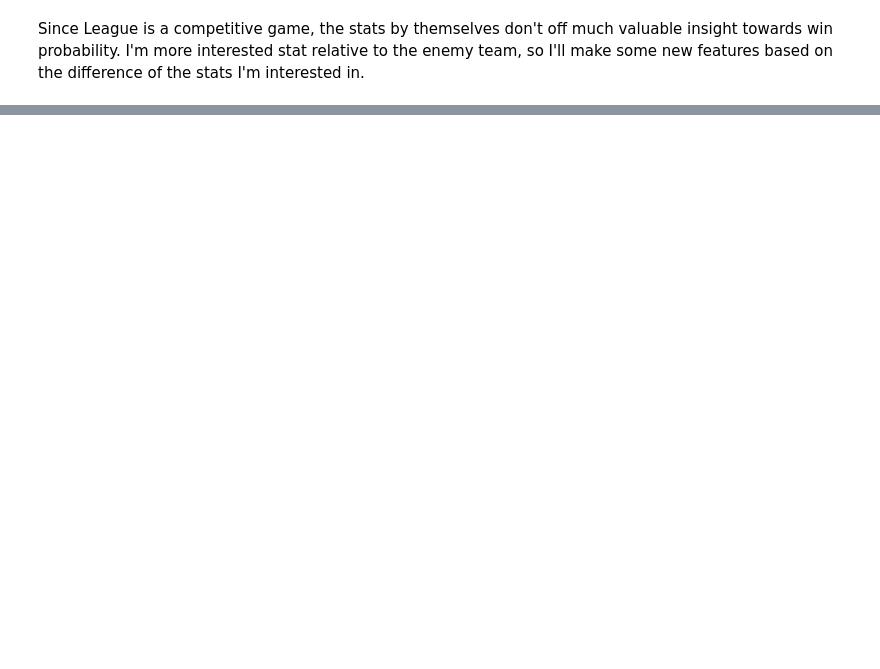
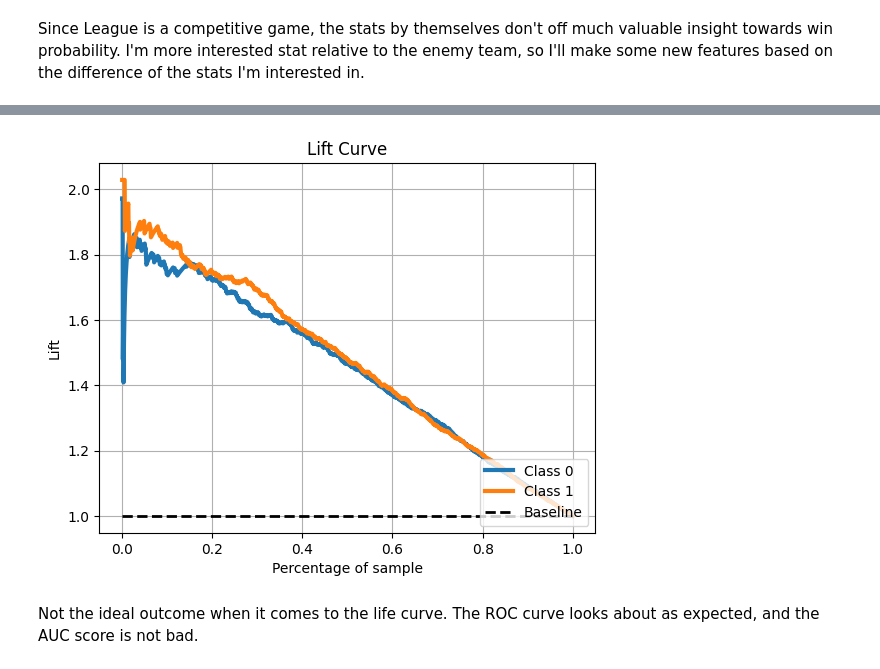
Before and after one commit to si-rui126/lol-win-rate, a Jupyter notebook: league-of-legends-10-min-prediction-model.ipynb, the cells around one changed output, grey strips where cells are left out. Saved outputs shown, nothing was run; the diff lists cells and outputs as text; code cells hidden in the pictures; blank space fills up the shorter version.

```diff
--- a/league-of-legends-10-min-prediction-model.ipynb
+++ b/league-of-legends-10-min-prediction-model.ipynb
@@ -161,0 +250,7 @@ I'll test it out on an actual game. I took the data from WBG vs. T1 game 1 at Wo
+# %%
+skplt.metrics.plot_lift_curve(y_test, rf.predict_proba(X_test))
+plt.show()
+# %% [output]
+[figure, added]
+# %% [markdown]
+Not the ideal outcome when it comes to the life curve. The ROC curve looks about as expected, and the AUC score is not bad.
```
Also changed, not shown: parts of 37 cells of this notebook.
